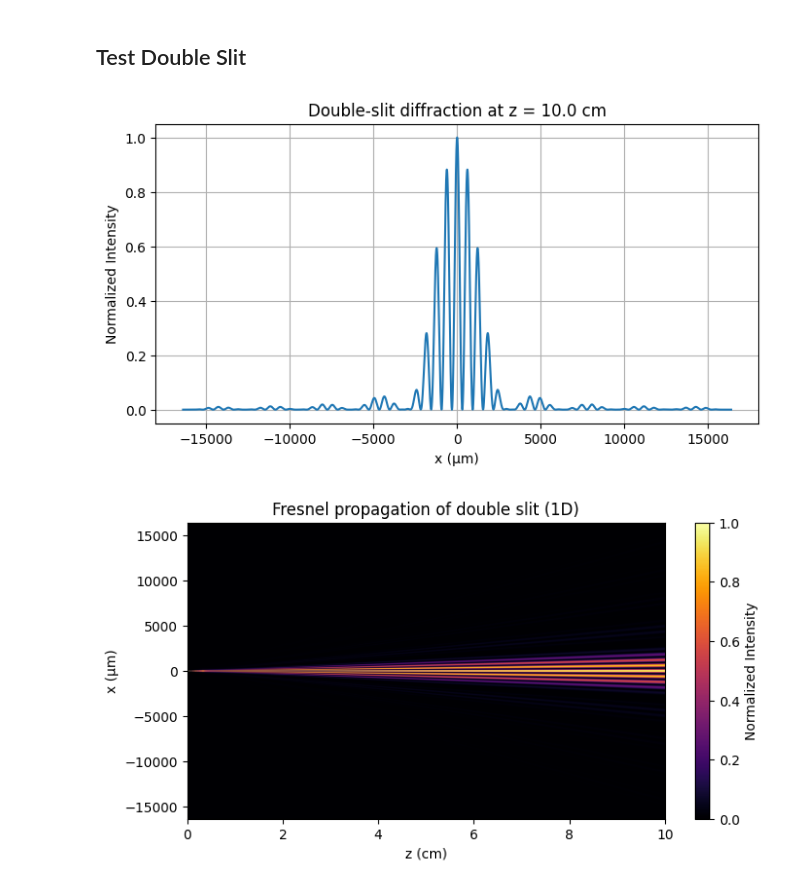
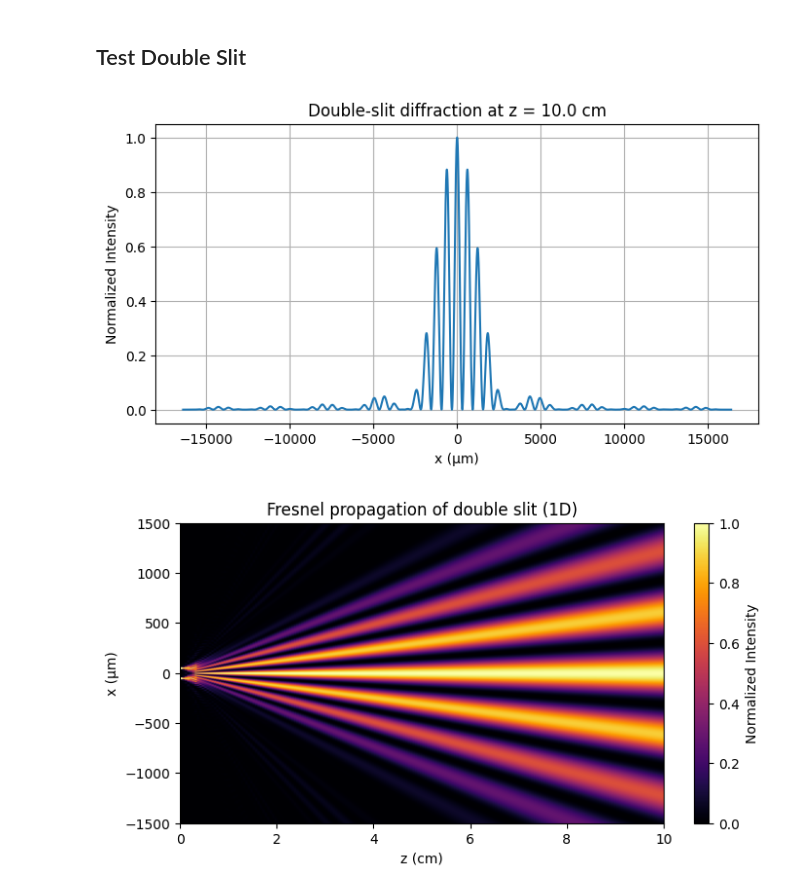
Before and after one commit to atlindburg/fourier-optics, a Jupyter notebook: notebooks/20251003-propagation_1D.ipynb, the cells around one changed output. Drawn from its saved outputs; the diff is of its cells as text; code cells hidden in the pictures.

```diff
--- a/notebooks/20251003-propagation_1D.ipynb
+++ b/notebooks/20251003-propagation_1D.ipynb
@@ -137,31 +137,32 @@ E0 = fo.double_slit_1D(x, slit_width, slit_sep)
 # -------------------------
 # Propagate with Fresnel Transfer Function
 # -------------------------
 I_map, z_vals = fo.z_step_1D(E0, x, fo.fresnel_tf_1D,
                              wavelength, z_range=z_max, n_points=200)
 
 # -------------------------
 # Plot intensity at final z
 # -------------------------
 plt.figure(figsize=(8,4))
 plt.plot(x*1e6, I_map[:,-1] / np.max(I_map[:,-1]))
 plt.xlabel("x (µm)")
 plt.ylabel("Normalized Intensity")
 plt.title(f"Double-slit diffraction at z = {z_vals[-1]*100:.1f} cm")
 plt.grid(True)
 plt.show()
 
 # -------------------------
 # Plot z-evolution intensity map
 # -------------------------
 plt.figure(figsize=(8,4))
 plt.imshow(I_map, extent=[z_vals[0]*1e2, z_vals[-1]*1e2, x[0]*1e6, x[-1]*1e6],
            aspect='auto', cmap='inferno', origin='lower')
 plt.xlabel("z (cm)")
 plt.ylabel("x (µm)")
+plt.ylim(-1500, 1500)
 plt.title("Fresnel propagation of double slit (1D)")
 plt.colorbar(label="Normalized Intensity")
 plt.show()
 # %% [output]
 [figure]
-[figure, old version]
+[figure, new version]
```
Also changed, not shown: parts of 4 cells of this notebook.
